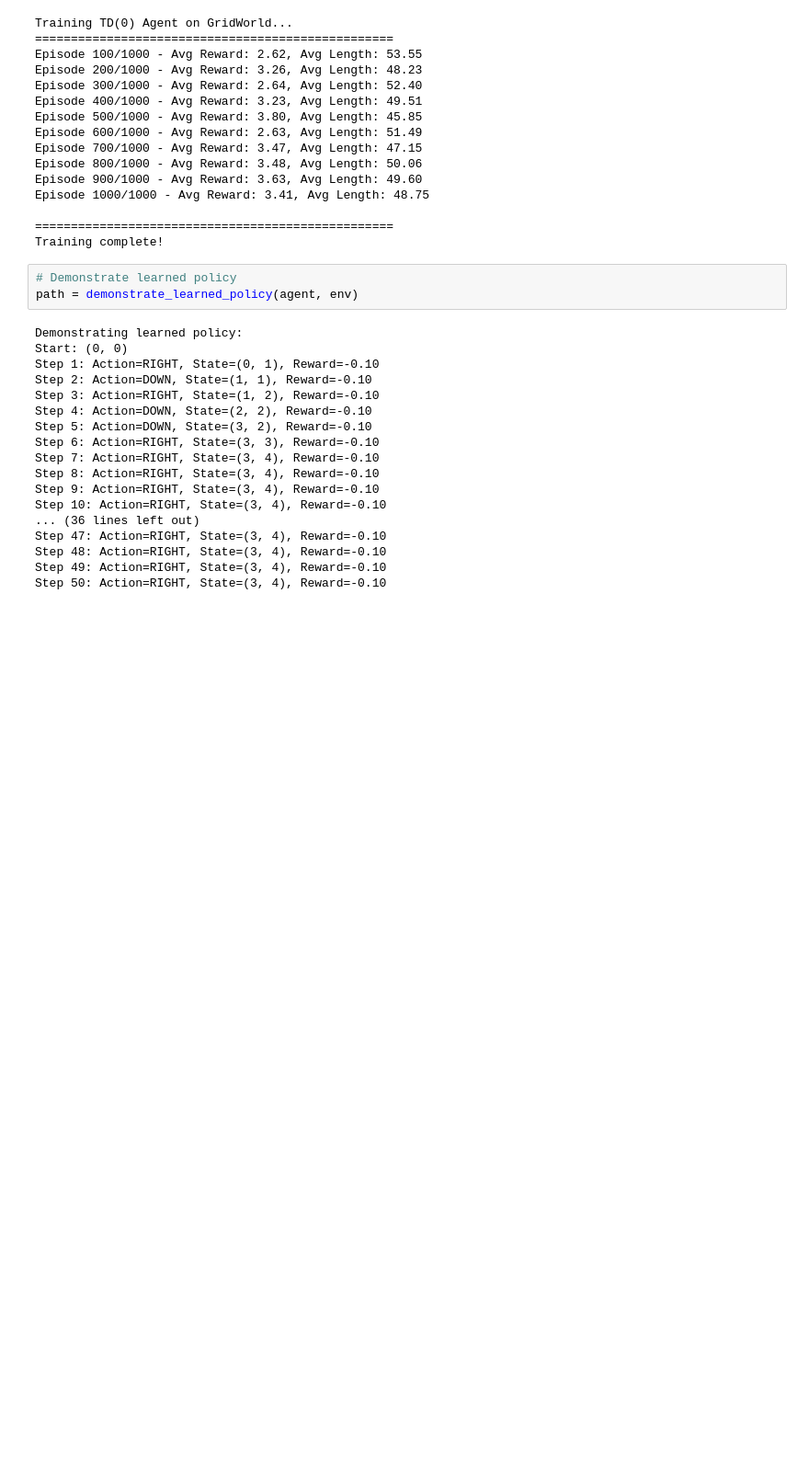
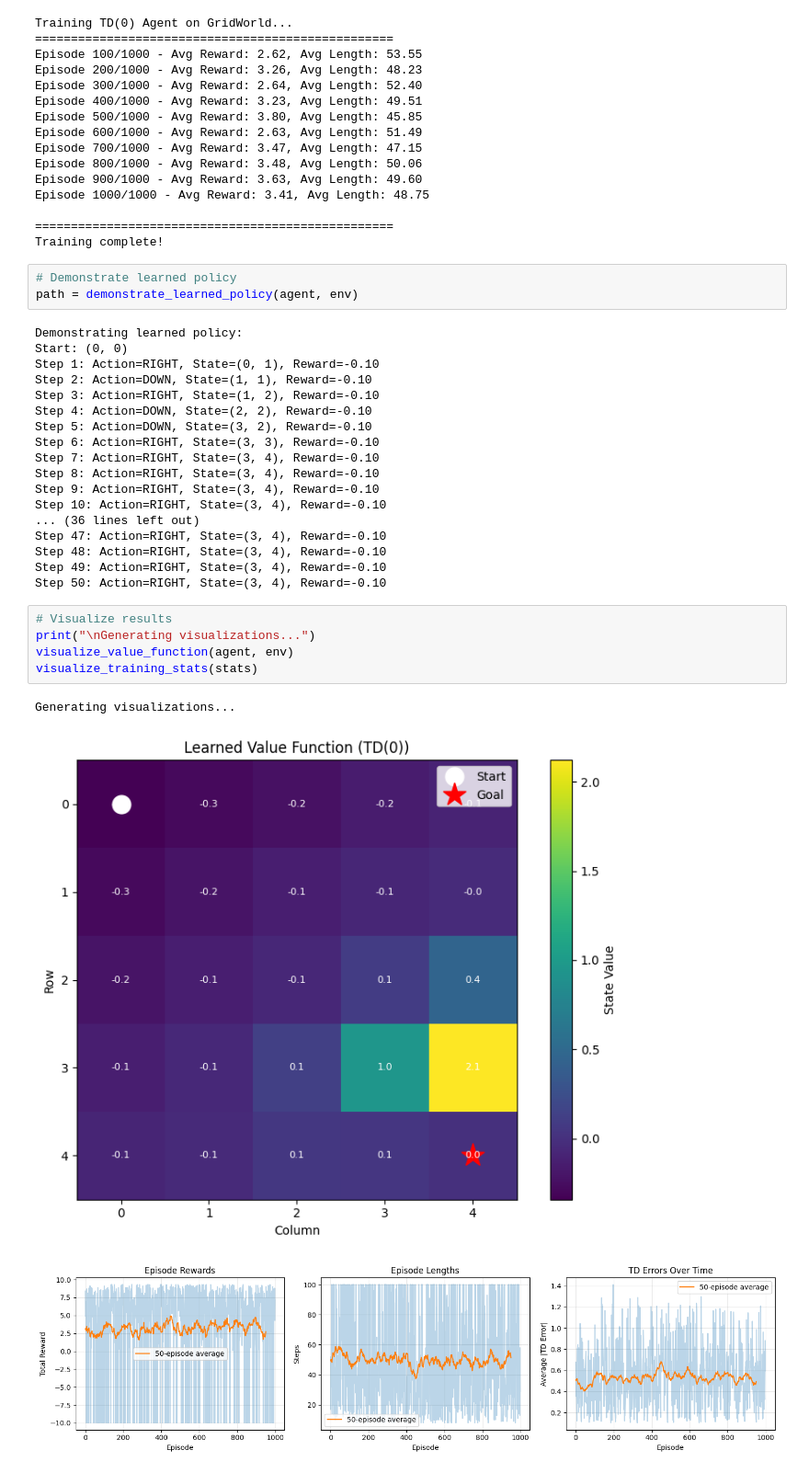
Before and after one commit to Abhijith-E/ReinforcementLearning, a Jupyter notebook: Lab7.ipynb, the cells around one changed output. Shown at 92% size. Cells and saved outputs as stored; diff of their text form; blank space fills up the shorter version.

Commit message:
feat: add visualization generation
- Display learned value function heatmap
- Show training statistics plots
- Provide visual analysis of learning progress

```diff
--- a/Lab7.ipynb
+++ b/Lab7.ipynb
@@ -319,3 +319,12 @@ Step 47: Action=RIGHT, State=(3, 4), Reward=-0.10
 Step 48: Action=RIGHT, State=(3, 4), Reward=-0.10
 Step 49: Action=RIGHT, State=(3, 4), Reward=-0.10
 Step 50: Action=RIGHT, State=(3, 4), Reward=-0.10
+# %%
+# Visualize results
+print("\nGenerating visualizations...")
+visualize_value_function(agent, env)
+visualize_training_stats(stats)
+# %% [output]
+Generating visualizations...
+[figure, added]
+[figure, added]
```
